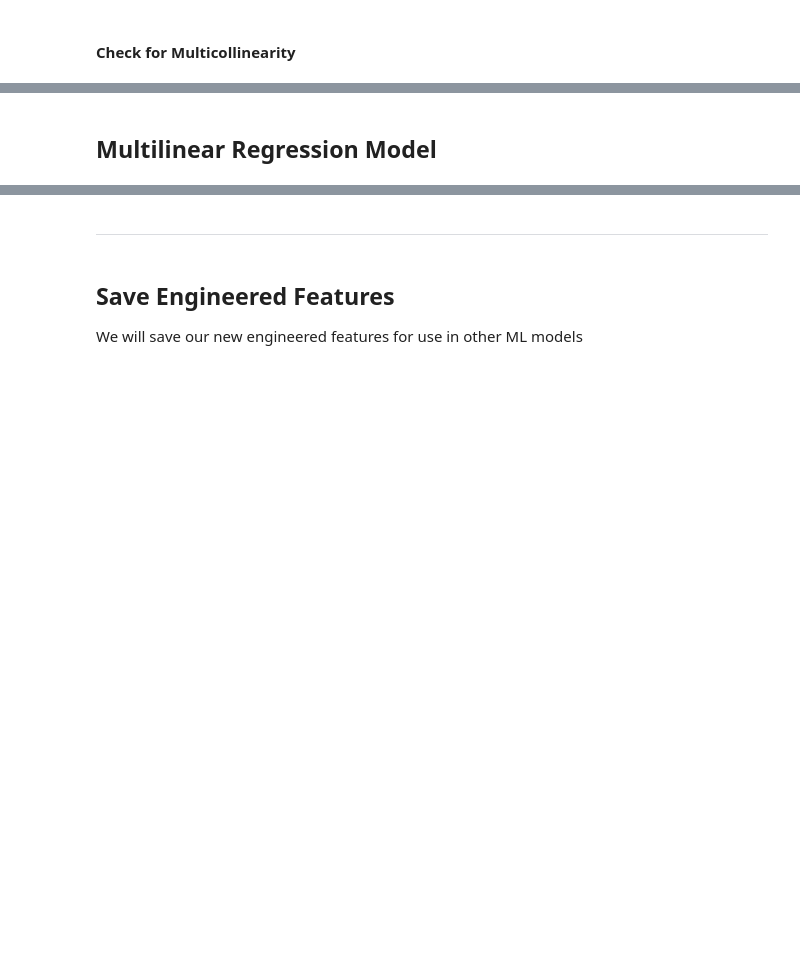
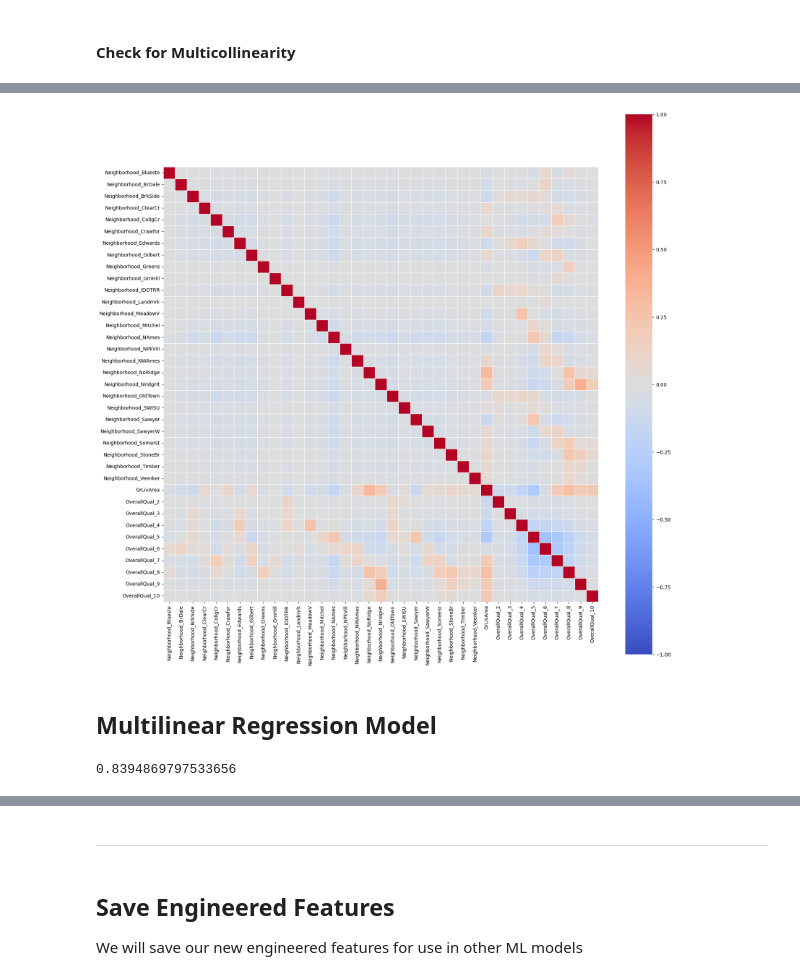
Before and after one commit to bassoonelephant/ames, a Jupyter notebook: 2-ames-LR.ipynb, the cells around one changed output, grey strips where cells are left out. Drawn from its saved outputs; the diff is of its cells as text; code cells hidden in the pictures; blank space fills up the shorter version.

Commit message:
Complete MLR model

```diff
--- a/2-ames-LR.ipynb
+++ b/2-ames-LR.ipynb
@@ -456,2 +509,5 @@ lr.score(macro[['crisis']], target)
 # %% [markdown]
 #### Collect the Best Features
+# %%
+# Create features based on best R^2 scores from each category - neighborhood dummies, GrLivArea, OverallQual
+selected_features_small = pd.concat([neighborhood_dummies, predictors[['GrLivArea']], overall_qual_dummies], axis=1)
@@ -462,2 +564,18 @@ lr.score(macro[['crisis']], target)
+# %%
+# Plot the correlation matrix
+correlation_matrix = selected_features_small.corr()
+
+plt.figure(figsize=(20,20))
+sns.heatmap(correlation_matrix, square=True, cmap='coolwarm', fmt='.2f', vmax=1.0, vmin=-1.0, linewidths=0.5)
+plt.show()
+# %% [output]
+[figure, added]
 # %% [markdown]
 ## Multilinear Regression Model
+# %%
+# Fit the model using selected_features_small
+lr = LinearRegression()
+lr.fit(selected_features_small, target)
+lr.score(selected_features_small, target)
+# %% [output]
+0.8394869797533656
```
Also changed, not shown: parts of 19 cells of this notebook.
